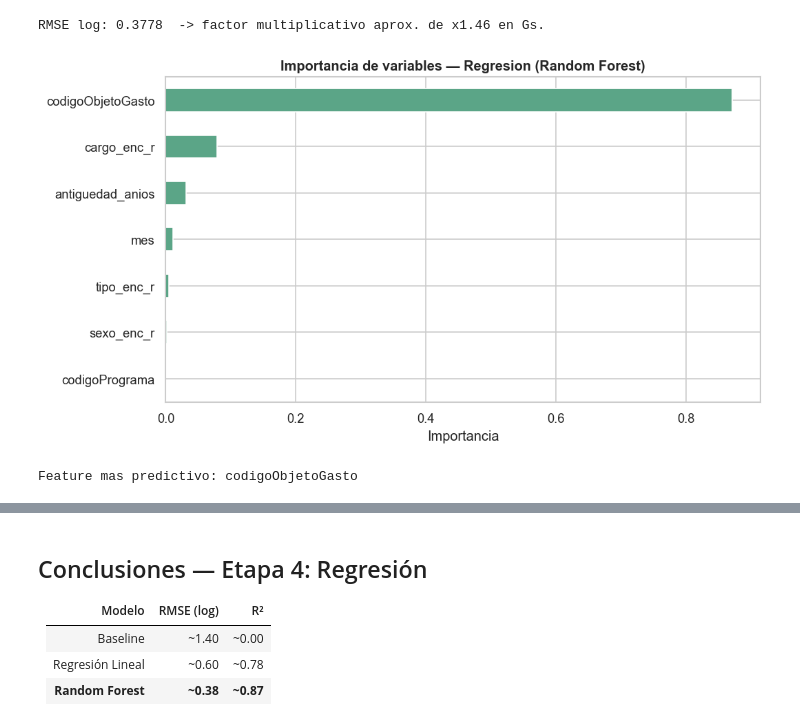
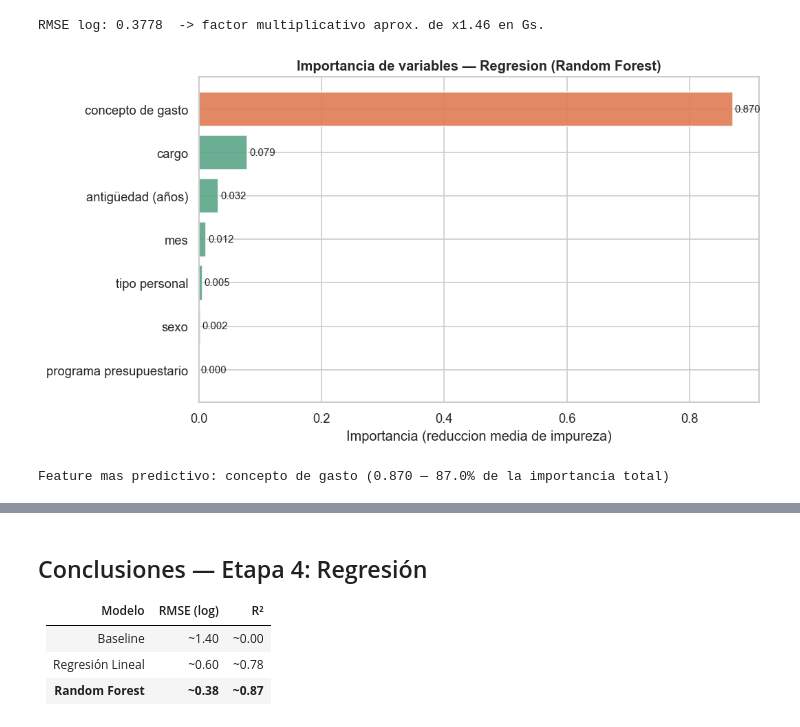
Before and after one commit to bethavila17/eda-nomina-diputados, a Jupyter notebook: notebooks/TP_Final_Pipeline_Ciencia_Datos.ipynb, the cells around one changed output, grey strips where cells are left out. Saved outputs shown, nothing was run; the diff lists cells and outputs as text; code cells hidden in the pictures.

Commit message:
Etapa 4: importancia de variables con etiquetas legibles y tabla de predicciones por perfil concreto

```diff
--- a/notebooks/TP_Final_Pipeline_Ciencia_Datos.ipynb
+++ b/notebooks/TP_Final_Pipeline_Ciencia_Datos.ipynb
@@ -1113,15 +1113,34 @@ RMSE log: 0.3778  -> factor multiplicativo aprox. de x1.46 en Gs.
 # %%
 # 4.4 Importancia de variables — regresión
 imp_reg = pd.Series(rf_reg.feature_importances_, index=FEAT_REG).sort_values(ascending=False)
 
+# Etiquetas legibles para los features
+FEAT_LABELS = {
+    'cargo_enc_r'       : 'cargo',
+    'tipo_enc_r'        : 'tipo personal',
+    'sexo_enc_r'        : 'sexo',
+    'antiguedad_anios'  : 'antigüedad (años)',
+    'mes'               : 'mes',
+    'codigoObjetoGasto' : 'concepto de gasto',
+    'codigoPrograma'    : 'programa presupuestario',
+}
+imp_reg.index = [FEAT_LABELS.get(f, f) for f in imp_reg.index]
+imp_reg = imp_reg.sort_values(ascending=True)
+
 fig, ax = plt.subplots(figsize=(9, 5))
-imp_reg[::-1].plot(kind='barh', ax=ax, color='#5ba587', edgecolor='white')
+colores_imp = ['#e07b54' if imp_reg.iloc[-1] == v else '#5ba587' for v in imp_reg.values]
+bars = ax.barh(imp_reg.index, imp_reg.values, color=colores_imp, edgecolor='white', alpha=0.9)
+for bar, val in zip(bars, imp_reg.values):
+    ax.text(val + 0.003, bar.get_y() + bar.get_height()/2,
+            f'{val:.3f}', va='center', fontsize=9)
 ax.set_title('Importancia de variables — Regresion (Random Forest)', fontweight='bold')
-ax.set_xlabel('Importancia')
+ax.set_xlabel('Importancia (reduccion media de impureza)')
+ax.axvline(0, color='gray', linewidth=0.5)
 plt.tight_layout()
 plt.show()
 
-print('Feature mas predictivo:', imp_reg.idxmax())
+print('Feature mas predictivo:', imp_reg.idxmax(),
+      f'({imp_reg.max():.3f} — {imp_reg.max()/imp_reg.sum()*100:.1f}% de la importancia total)')
 # %% [output]
-[figure, old version]
+[figure, new version]
-Feature mas predictivo: codigoObjetoGasto
+Feature mas predictivo: concepto de gasto (0.870 — 87.0% de la importancia total)
```
Also changed, not shown: parts of 1 cell of this notebook, 2 other files.
